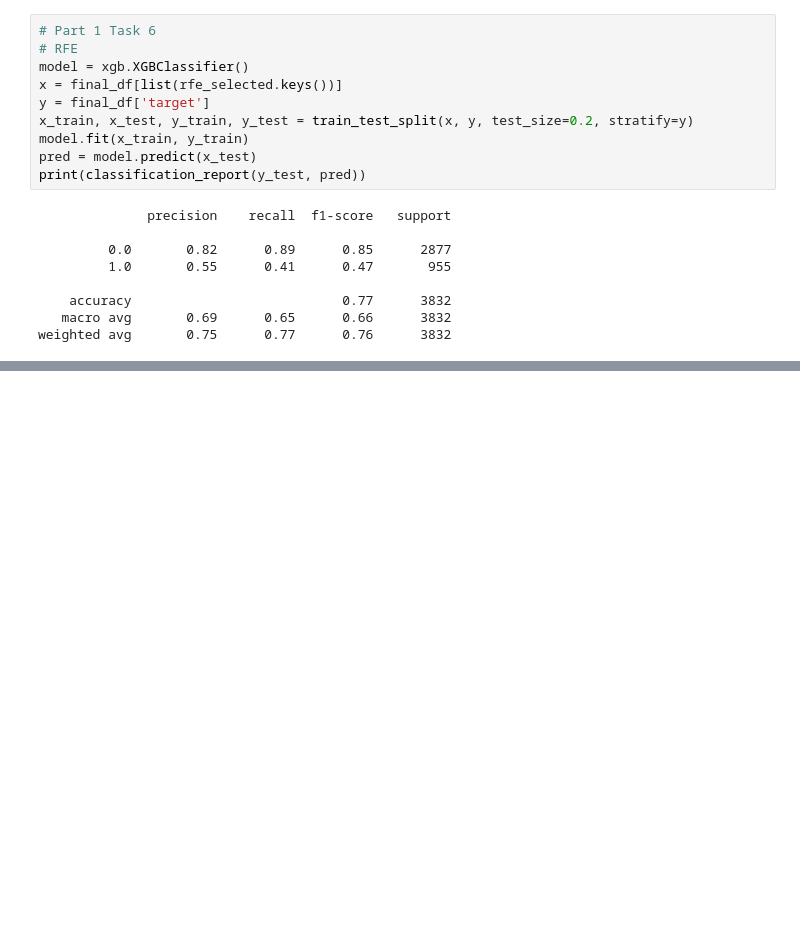
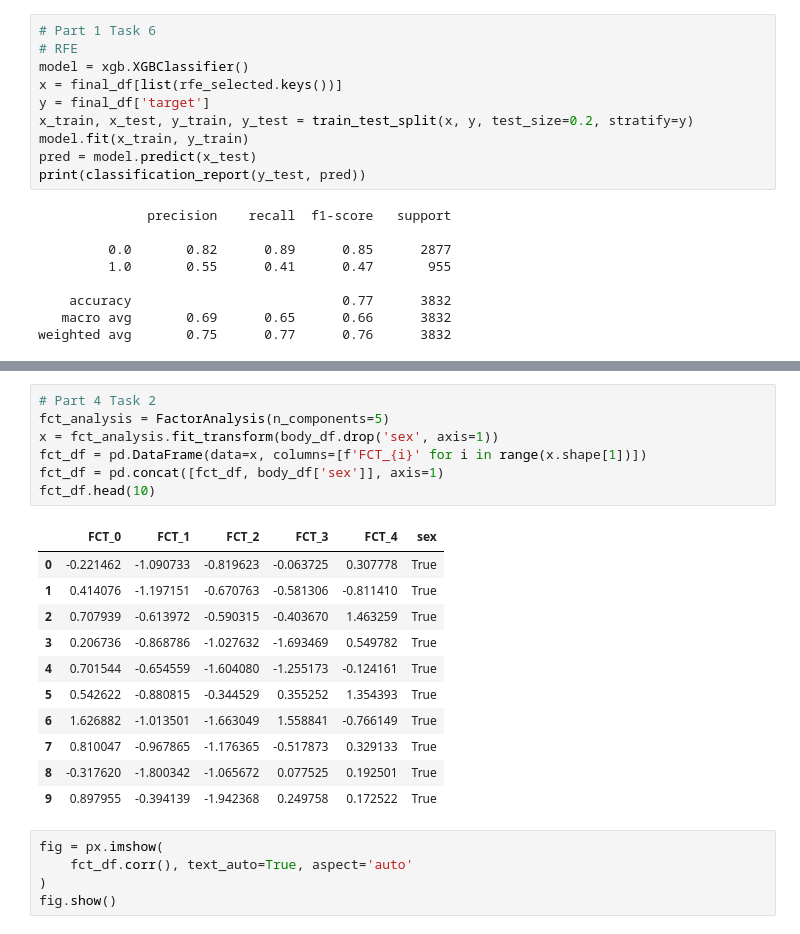
Before and after one commit to BangerVanos/IDA, a Jupyter notebook: LR2/lw_5.ipynb, the cells around one changed output, grey strips where cells are left out. Drawn from its saved outputs; the diff is of its cells as text; blank space fills up the shorter version.

```diff
--- a/LR2/lw_5.ipynb
+++ b/LR2/lw_5.ipynb
@@ -317,0 +627,24 @@ weighted avg       0.75      0.77      0.76      3832
+# %%
+# Part 4 Task 2
+fct_analysis = FactorAnalysis(n_components=5)
+x = fct_analysis.fit_transform(body_df.drop('sex', axis=1))
+fct_df = pd.DataFrame(data=x, columns=[f'FCT_{i}' for i in range(x.shape[1])])
+fct_df = pd.concat([fct_df, body_df['sex']], axis=1)
+fct_df.head(10)
+# %% [output]
+|  | FCT_0 | FCT_1 | FCT_2 | FCT_3 | FCT_4 | sex |
+| 0 | -0.221462 | -1.090733 | -0.819623 | -0.063725 | 0.307778 | True |
+| 1 | 0.414076 | -1.197151 | -0.670763 | -0.581306 | -0.811410 | True |
+| 2 | 0.707939 | -0.613972 | -0.590315 | -0.403670 | 1.463259 | True |
+| 3 | 0.206736 | -0.868786 | -1.027632 | -1.693469 | 0.549782 | True |
+| 4 | 0.701544 | -0.654559 | -1.604080 | -1.255173 | -0.124161 | True |
+| 5 | 0.542622 | -0.880815 | -0.344529 | 0.355252 | 1.354393 | True |
+| 6 | 1.626882 | -1.013501 | -1.663049 | 1.558841 | -0.766149 | True |
+| 7 | 0.810047 | -0.967865 | -1.176365 | -0.517873 | 0.329133 | True |
+| 8 | -0.317620 | -1.800342 | -1.065672 | 0.077525 | 0.192501 | True |
+| 9 | 0.897955 | -0.394139 | -1.942368 | 0.249758 | 0.172522 | True |
+# %%
+fig = px.imshow(
+    fct_df.corr(), text_auto=True, aspect='auto'
+)
+fig.show()
```
Also changed, not shown: parts of 43 cells of this notebook, 2 other files.
